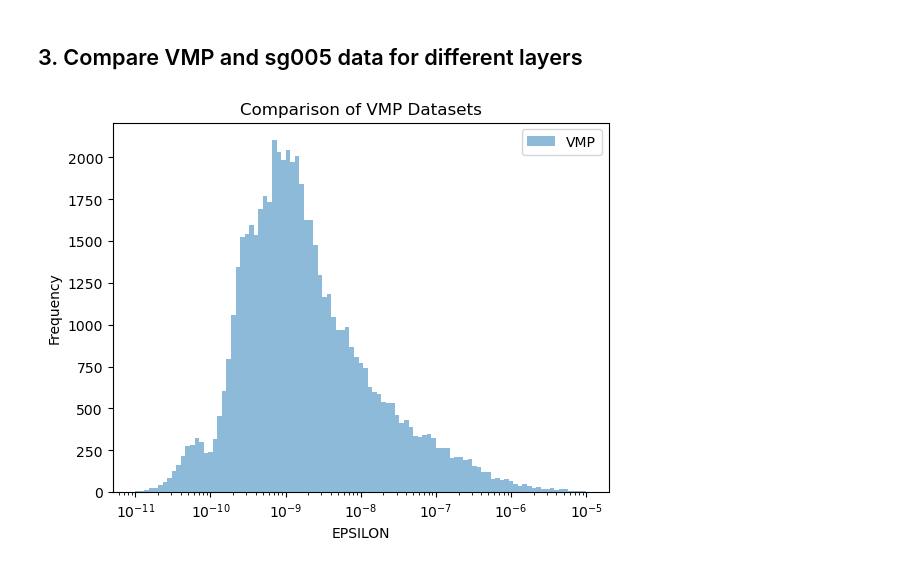
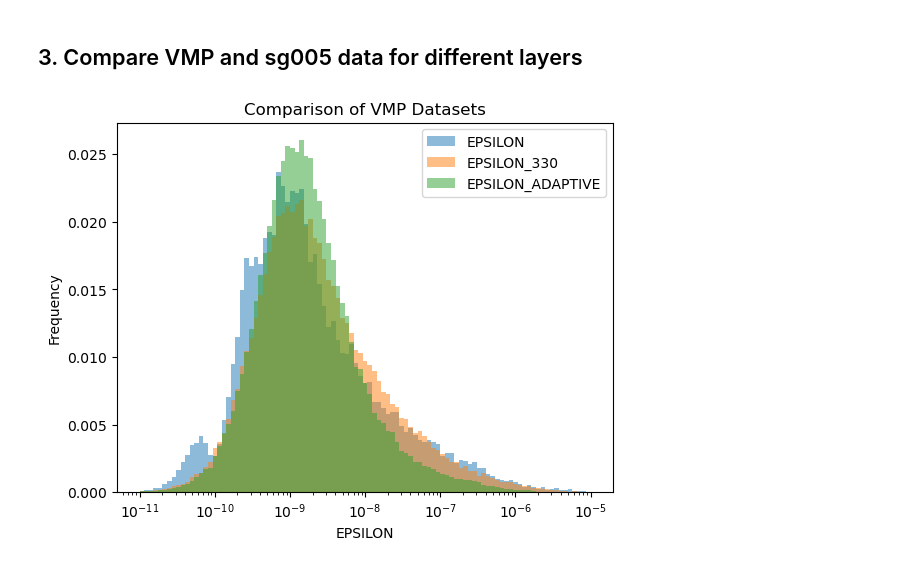
Before and after one commit to tillmrtz/dissipationIFR, a Jupyter notebook: notebooks/compare_LEM_VMP.ipynb, the cells around one changed output. Drawn from its saved outputs; the diff is of its cells as text; code cells hidden in the pictures.

```diff
--- a/notebooks/compare_LEM_VMP.ipynb
+++ b/notebooks/compare_LEM_VMP.ipynb
@@ -57,7 +57,7 @@ plt.show()
 # %%
 sg005_path = "/Users/u302042/Desktop/Master_thesis/Data/Glider/005/20080606/"
 sg005_file = "gridded_ownfm.nc"
-#sg005_file = "gridded_bs3.nc"
+sg005_file = "gridded_bs3.nc"
 glider = xr.open_dataset(sg005_path + sg005_file)
 ### add cast number to sg005 dataset, always two profiles are one cast (e.g profile 1 and 2 are cast 1)
 glider['CAST'] = (np.ceil(glider.PROFILE_NUMBER/2)).astype(int)
@@ -163,17 +163,20 @@ plt.show()
 ## 3. Compare VMP and sg005 data for different layers
 # %%
 bins = np.logspace(-11, -5, 100)  # Define logarithmically spaced bins
-#percentage = True
-#if percentage:
-#    weights = np.ones_like(ds_VMP['EPSILON'].values.flatten()) / len(ds_VMP['EPSILON'].values.flatten())
-plt.hist(VMP['EPSILON'].values.flatten(), bins=bins, alpha=0.5, label='VMP')
-#plt.hist(glider['EPSILON_330'].values.flatten(), bins=bins, alpha=0.5, label='SG005 Constant')
-#plt.hist(glider['EPSILON_ADAPTIVE'].values.flatten(), bins=bins, alpha=0.5, label='SG005 Adaptive')
+for var in ['EPSILON', 'EPSILON_330', 'EPSILON_ADAPTIVE']:
+    if var == 'EPSILON':
+        ds = VMP
+        factor = 1.0  # No scaling needed for VMP data
+    else:
+        ds = glider
+        factor = 0.06  # Adjust this factor based on your data
+    weights = np.ones_like(ds[var].values.flatten()) / len(ds[var].values.flatten())
+    plt.hist(ds[var].values.flatten() * factor, bins=bins, alpha=0.5, label=var, weights=weights)
 plt.xlabel('EPSILON')
 plt.ylabel('Frequency')
 plt.title('Comparison of VMP Datasets')
 plt.legend()
 plt.xscale('log')
 plt.show()
 # %% [output]
-[figure, old version]
+[figure, new version]
```
Also changed, not shown: parts of 3 cells of this notebook, 1 other file.
